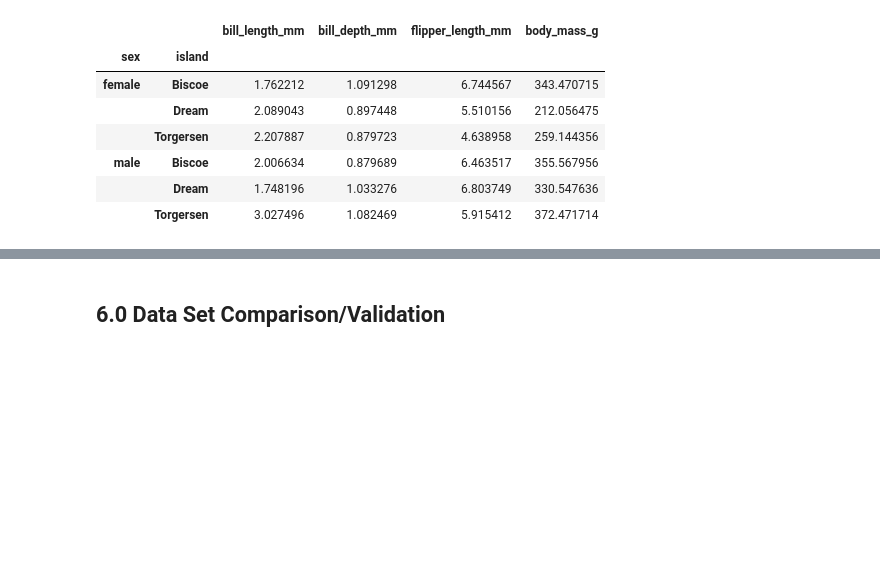
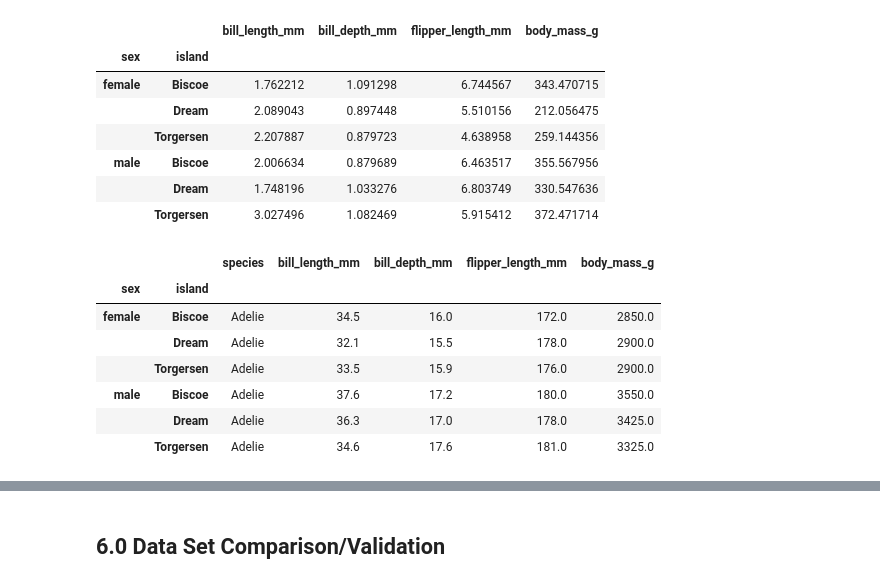
Before and after one commit to ssteffens/programming-data-analysis-project, a Jupyter notebook: project.ipynb, the cells around one changed output, grey strips where cells are left out. Cells and saved outputs as stored; diff of their text form; code cells hidden in the pictures; blank space fills up the shorter version.

Commit message:
Subset for islands

```diff
--- a/project.ipynb
+++ b/project.ipynb
@@ -625,3 +668,15 @@ adelie.groupby(['sex', 'island']).std()
 | male | Biscoe | 2.006634 | 0.879689 | 6.463517 | 355.567956 |
 |  | Dream | 1.748196 | 1.033276 | 6.803749 | 330.547636 |
 |  | Torgersen | 3.027496 | 1.082469 | 5.915412 | 372.471714 |
+# %%
+# Comparing minimum values for species Adelie
+adelie.groupby(['sex', 'island']).min()
+# %% [output]
+|  |  | species | bill_length_mm | bill_depth_mm | flipper_length_mm | body_mass_g |
+| sex | island |  |  |  |  |  |
+| female | Biscoe | Adelie | 34.5 | 16.0 | 172.0 | 2850.0 |
+|  | Dream | Adelie | 32.1 | 15.5 | 178.0 | 2900.0 |
+|  | Torgersen | Adelie | 33.5 | 15.9 | 176.0 | 2900.0 |
+| male | Biscoe | Adelie | 37.6 | 17.2 | 180.0 | 3550.0 |
+|  | Dream | Adelie | 36.3 | 17.0 | 178.0 | 3425.0 |
+|  | Torgersen | Adelie | 34.6 | 17.6 | 181.0 | 3325.0 |
```
Also changed, not shown: parts of 24 cells of this notebook.
